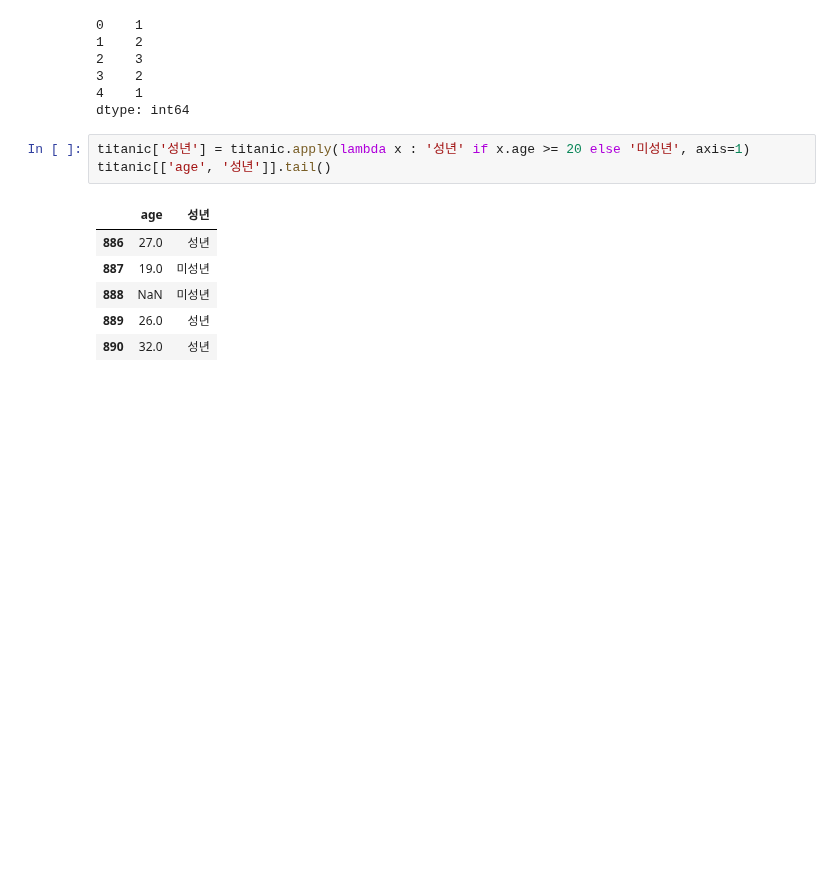
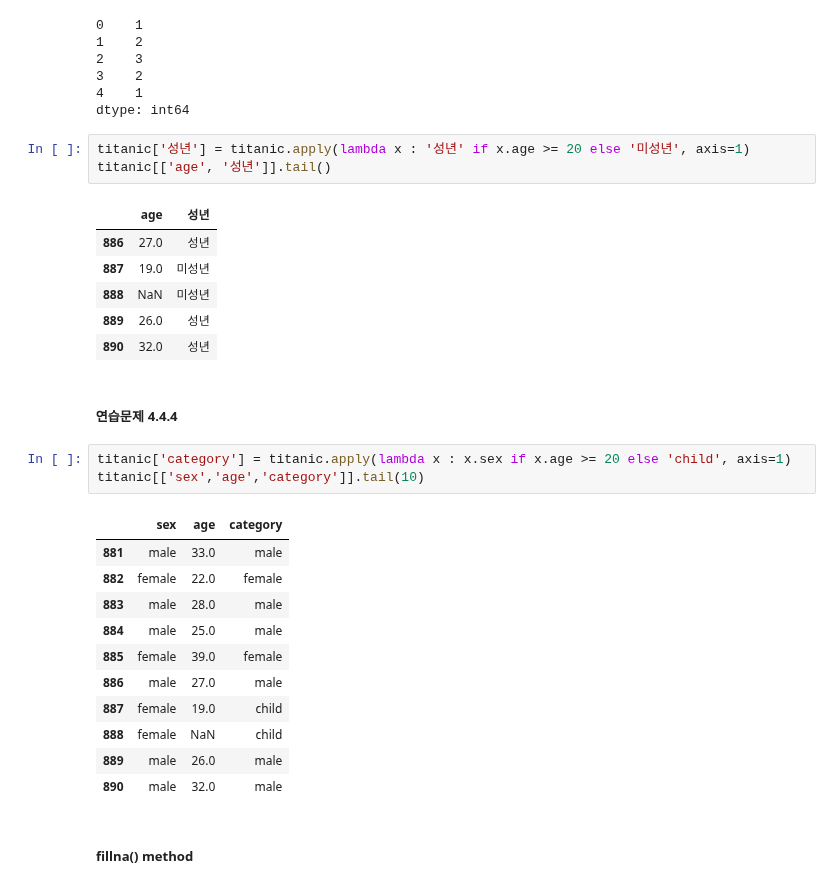
Before and after one commit to rubinkim/machine_learning_07_2022, a Jupyter notebook: 02_pandas/05_데이터조작.ipynb, the cells around one changed output. Saved outputs shown, nothing was run; the diff lists cells and outputs as text; blank space fills up the shorter version.

```diff
--- a/02_pandas/05_데이터조작.ipynb
+++ b/02_pandas/05_데이터조작.ipynb
@@ -381,3 +381,22 @@ titanic[['age', '성년']].tail()
 | 888 | NaN | 미성년 |
 | 889 | 26.0 | 성년 |
 | 890 | 32.0 | 성년 |
+# %% [markdown]
+##### 연습문제 4.4.4
+# %%
+titanic['category'] = titanic.apply(lambda x : x.sex if x.age >= 20 else 'child', axis=1)
+titanic[['sex','age','category']].tail(10)
+# %% [output]
+|  | sex | age | category |
+| 881 | male | 33.0 | male |
+| 882 | female | 22.0 | female |
+| 883 | male | 28.0 | male |
+| 884 | male | 25.0 | male |
+| 885 | female | 39.0 | female |
+| 886 | male | 27.0 | male |
+| 887 | female | 19.0 | child |
+| 888 | female | NaN | child |
+| 889 | male | 26.0 | male |
+| 890 | male | 32.0 | male |
+# %% [markdown]
+##### fillna() method
```
Also changed, not shown: parts of 13 cells of this notebook.
